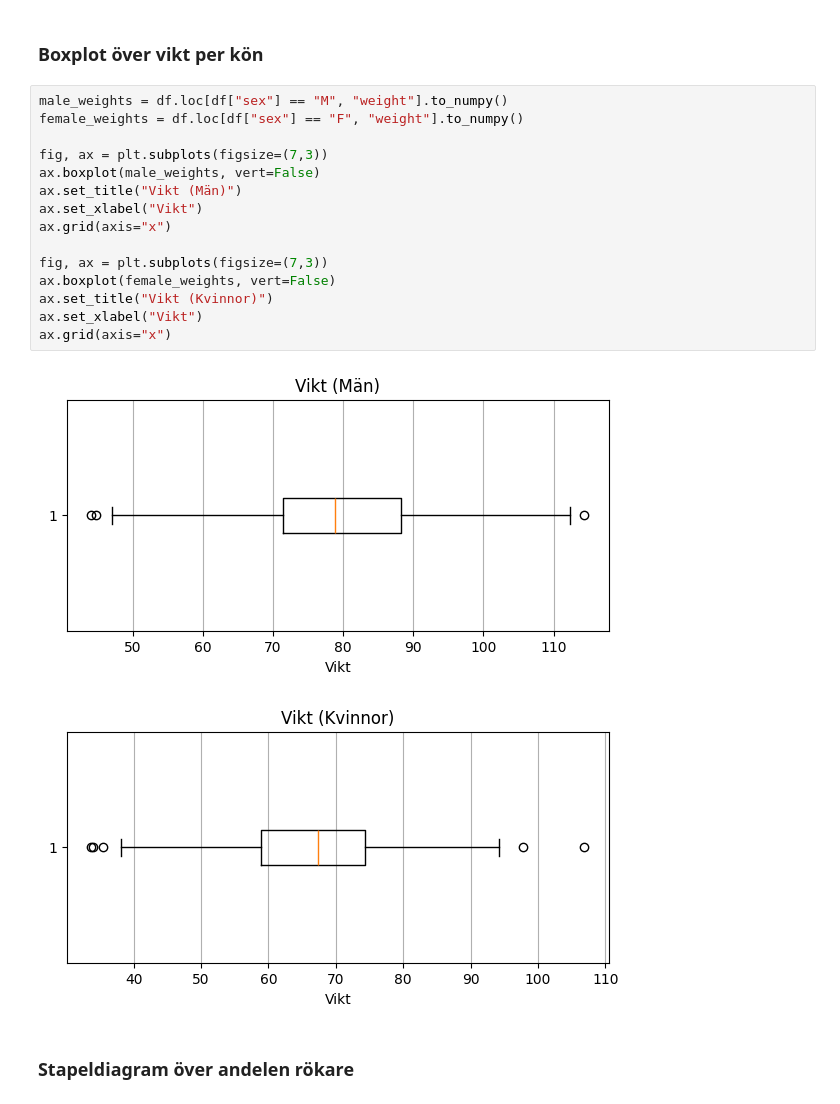
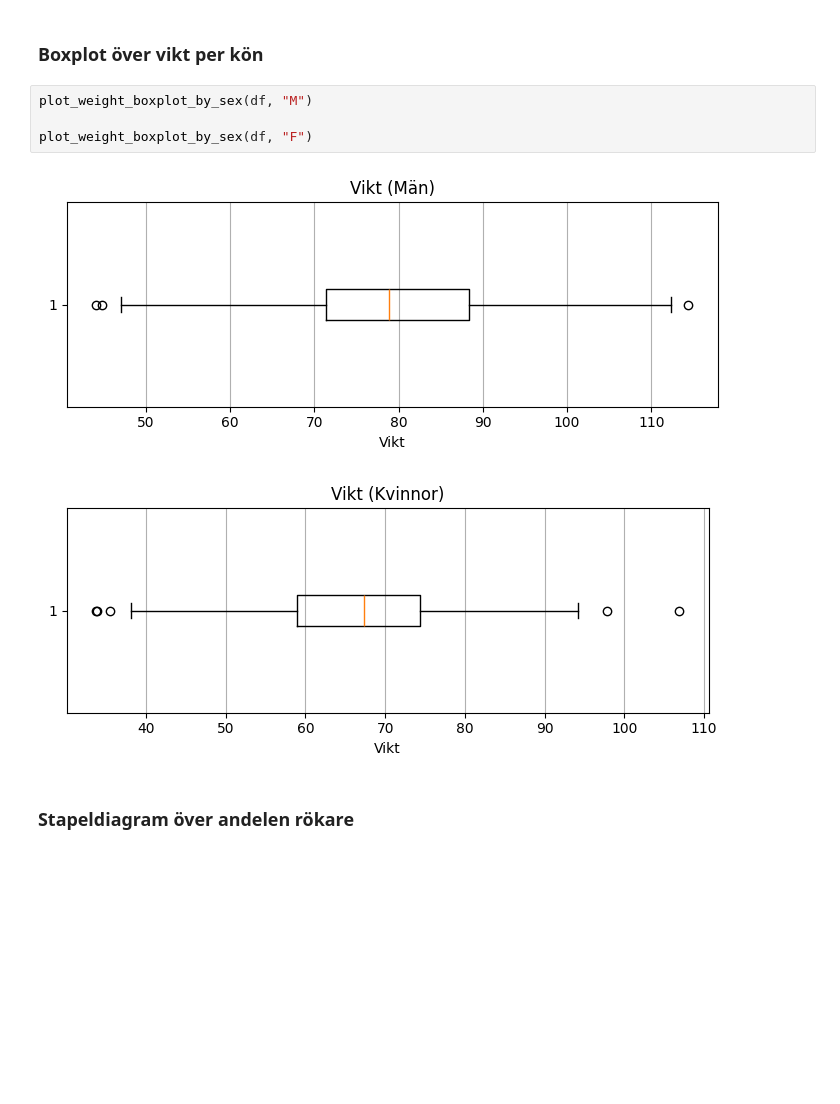
Before and after one commit to KevinCJohansson/Individuell-uppgift-Halsostudie, a Jupyter notebook: notebook.ipynb, the cells around one changed output. Drawn from its saved outputs; the diff is of its cells as text; blank space fills up the shorter version.

```diff
--- a/notebook.ipynb
+++ b/notebook.ipynb
@@ -189,22 +141,11 @@ Text(0, 0.5, 'Antal')
 # %% [markdown]
 ### Boxplot över vikt per kön
-# %%
-male_weights = df.loc[df["sex"] == "M", "weight"].to_numpy()
-female_weights = df.loc[df["sex"] == "F", "weight"].to_numpy()
-
-fig, ax = plt.subplots(figsize=(7,3))
-ax.boxplot(male_weights, vert=False)
-ax.set_title("Vikt (Män)")
-ax.set_xlabel("Vikt")
-ax.grid(axis="x")
-
-fig, ax = plt.subplots(figsize=(7,3))
-ax.boxplot(female_weights, vert=False)
-ax.set_title("Vikt (Kvinnor)")
-ax.set_xlabel("Vikt")
-ax.grid(axis="x")
-# %% [output]
-[figure, removed]
-[figure, removed]
+# %%
+plot_weight_boxplot_by_sex(df, "M")
+
+plot_weight_boxplot_by_sex(df, "F")
+# %% [output]
+[figure, added]
+[figure, added]
 # %% [markdown]
 ### Stapeldiagram över andelen rökare
```
Also changed, not shown: parts of 18 cells of this notebook, 3 other files.
